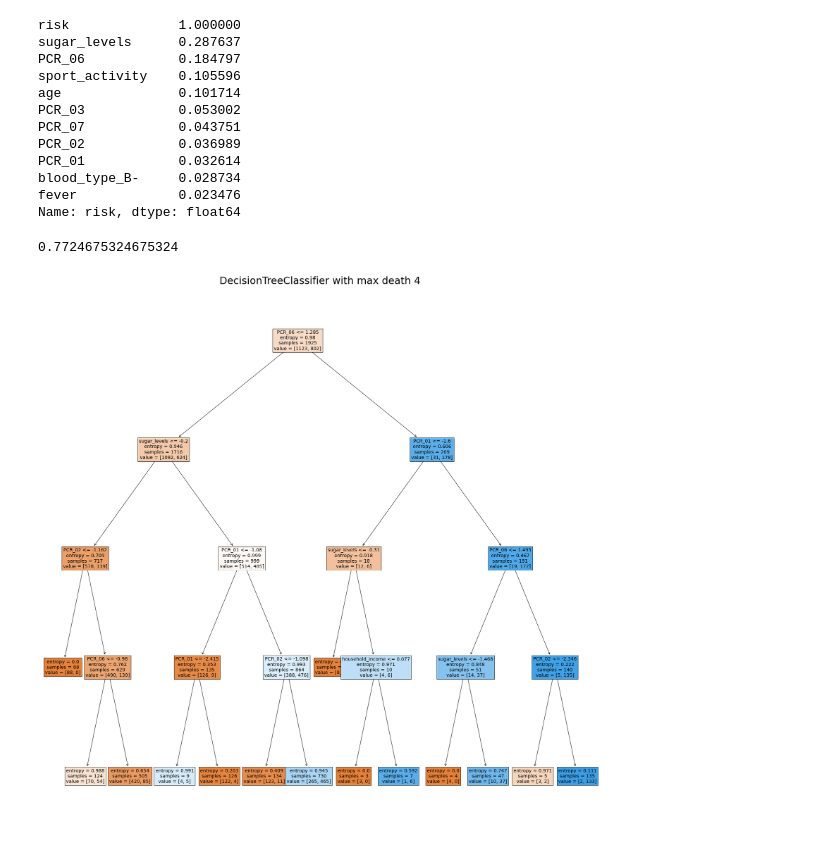
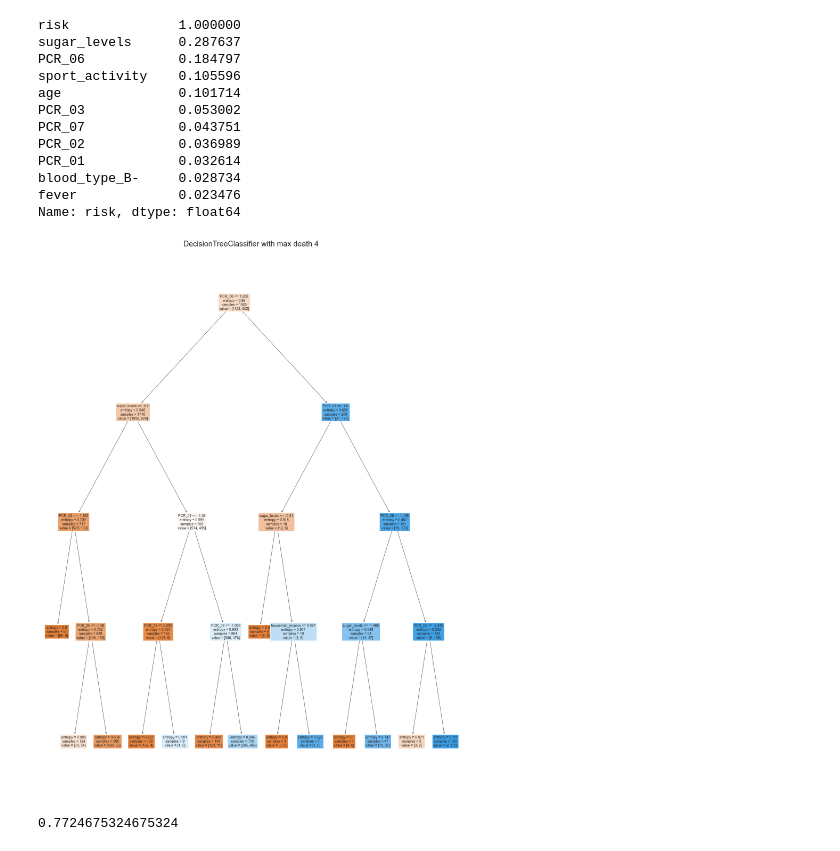
Before and after one commit to orrLani/ML2, a Jupyter notebook: plots.ipynb, the cells around one changed output. Saved outputs shown, nothing was run; the diff lists cells and outputs as text; code cells hidden in the pictures.

```diff
--- a/plots.ipynb
+++ b/plots.ipynb
@@ -261,35 +268,35 @@ Name: risk, dtype: float64
 # %%
 def Q13(df):
 
     # df =  pd.read_csv('train_clean.csv.csv')
     # df = prepare.normalize_data(df)
     # df = prepare.create_number_convention(df)
     model = tree.DecisionTreeClassifier(criterion="entropy",max_depth=4)
     # drop
     # df = df.drop(['Unnamed: 0','covid','spread','PCR_05'], axis=1)
     X = df
     Y = df['risk']
     X= X.drop(['risk'], axis=1)
 
     # X = np.float32(X)
     # Y = np.float(Y)
 
     # X = np.nan_to_num(X, nan=-9999, posinf=33333333, neginf=33333333)
     # Y = np.nan_to_num(Y, nan=-9999, posinf=33333333, neginf=33333333)
     model.fit(X,Y)
-    plt.figure(figsize=(30, 30))
+    plt.figure(figsize=(30, 40))
     tree.plot_tree(model,filled=True,fontsize=14,feature_names=X.columns)
     plt.title('DecisionTreeClassifier with max death 4',fontsize=30)
     plt.savefig('DecisionTreeClassifier.png',dpi=100)
-    # plt.show()
+    plt.show()
 
     predict = model.predict(X)
     risk = accuracy_score(Y, predict)
     print(risk)
 Q13(df_normolize)
 # %% [output]
+[figure, new version]
 0.7724675324675324
-[figure, old version]
 # %%
 def Q14(df):
     # dry
```
Also changed, not shown: parts of 12 cells of this notebook, 4 other files.
